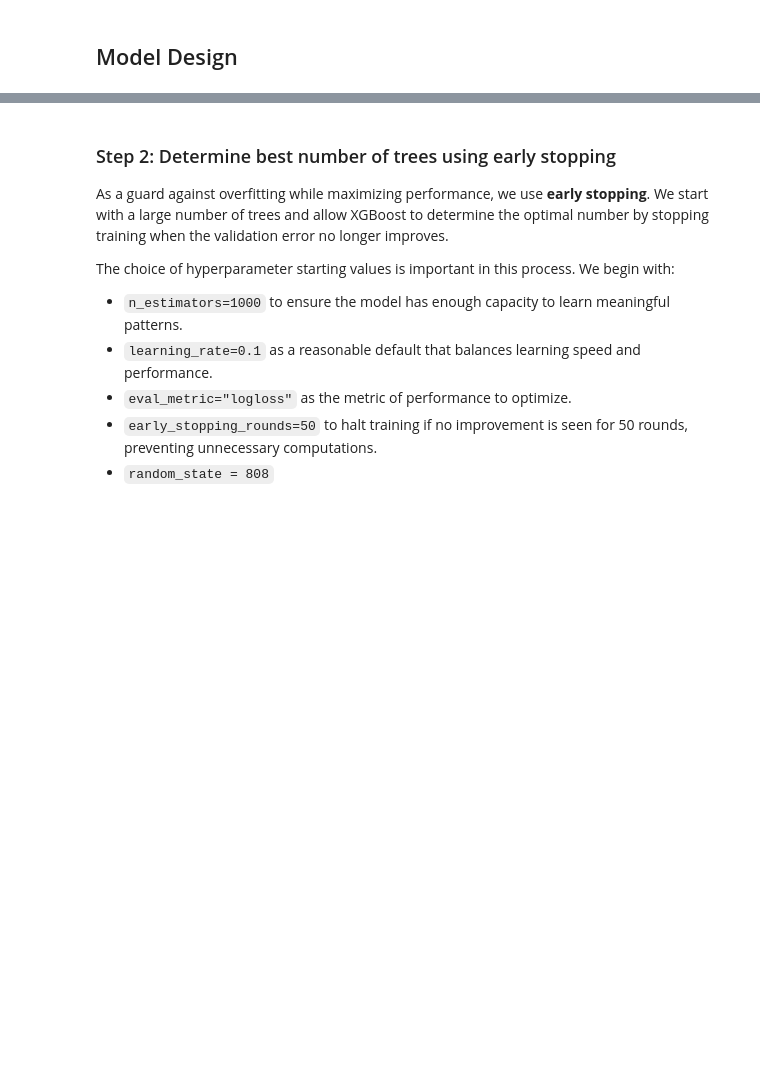
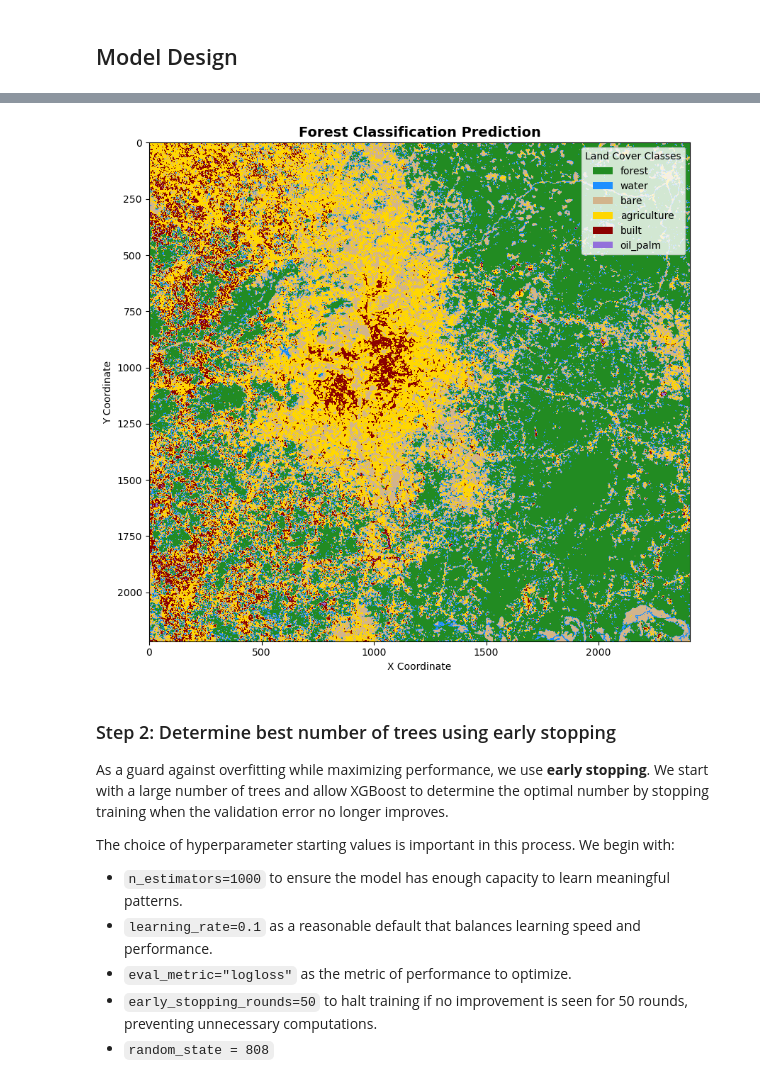
Before and after one commit to hstouter/LCLUC, a Jupyter notebook: model/lcluc_xgboost.ipynb, the cells around one changed output, grey strips where cells are left out. Drawn from its saved outputs; the diff is of its cells as text; code cells hidden in the pictures; blank space fills up the shorter version.

```diff
--- a/model/lcluc_xgboost.ipynb
+++ b/model/lcluc_xgboost.ipynb
@@ -140,0 +309,15 @@ X_train, X_test, y_train, y_test = train_test_split(X_imputed, y, test_size=0.3,
+# %%
+# Convert to DataFrame with proper column names
+raster_df = pd.DataFrame(raster_2d, columns=rasters_subset.band.values)
+
+# Apply same scaling transformation used during training
+raster_scaled = pd.DataFrame(
+    scaler.transform(raster_df),
+    columns=raster_df.columns
+)
+
+# Impute NAs in raster data
+raster_imputed = pd.DataFrame(
+    imputer.transform(raster_scaled),
+    columns=raster_scaled.columns
+)
@@ -141,3 +364,53 @@ X_train, X_test, y_train, y_test = train_test_split(X_imputed, y, test_size=0.3,
+# %%
+# Define label map
+label_map = {'forest': 1, 'water': 2, 'bare': 3, 'agriculture': 4, 'built': 5, 'oil_palm': 6, 'nonforest': 0}
+
+# Create reverse mapping (value to label)
+value_to_label = {v: k for k, v in label_map.items()}
+value_to_label[-9999] = 'nodata'  # Add nodata category
+
+# Define colors for each class
+colors = {
+    0: '#d3d3d3',      # nonforest - light gray
+    1: '#228B22',      # forest - forest green
+    2: '#1E90FF',      # water - dodger blue
+    3: '#D2B48C',      # bare - tan
+    4: '#FFD700',      # agriculture - gold
+    5: '#8B0000',      # built - dark red
+    6: '#9370DB',      # oil_palm - medium purple
+    -9999: '#000000'   # nodata - black
+}
+
+# Get unique values in prediction raster
+unique_values = np.unique(prediction_raster)
+unique_values = unique_values[unique_values != -9999]  # Exclude nodata from main categories
+
+# Create colormap
+cmap = mcolors.ListedColormap([colors[val] for val in sorted(unique_values)])
+boundaries = sorted(unique_values) + [max(unique_values) + 1]
+norm = mcolors.BoundaryNorm(boundaries, cmap.N)
+
+# Plot
+fig, ax = plt.subplots(figsize=(12, 8))
+im = ax.imshow(prediction_raster, cmap=cmap, norm=norm)
+
+# Create legend
+legend_labels = [value_to_label[val] for val in sorted(unique_values)]
+legend_colors = [colors[val] for val in sorted(unique_values)]
+
+# Create custom legend patches
+legend_elements = [Patch(facecolor=legend_colors[i], label=legend_labels[i])
+                   for i in range(len(legend_labels))]
+
+ax.legend(handles=legend_elements, loc='upper right', title='Land Cover Classes')
+ax.set_title('Forest Classification Prediction', fontsize=14, fontweight='bold')
+ax.set_xlabel('X Coordinate')
+ax.set_ylabel('Y Coordinate')
+
+plt.tight_layout()
+plt.show()
+# %% [output]
+[figure, added]
 # %% [markdown]
 ### Step 2: Determine best number of trees using early stopping
 As a guard against overfitting while maximizing performance, we use **early stopping**. We start with a large number of trees and allow XGBoost to determine the optimal number by stopping training when the validation error no longer improves.
```
Also changed, not shown: parts of 15 cells of this notebook, 2 other files.
